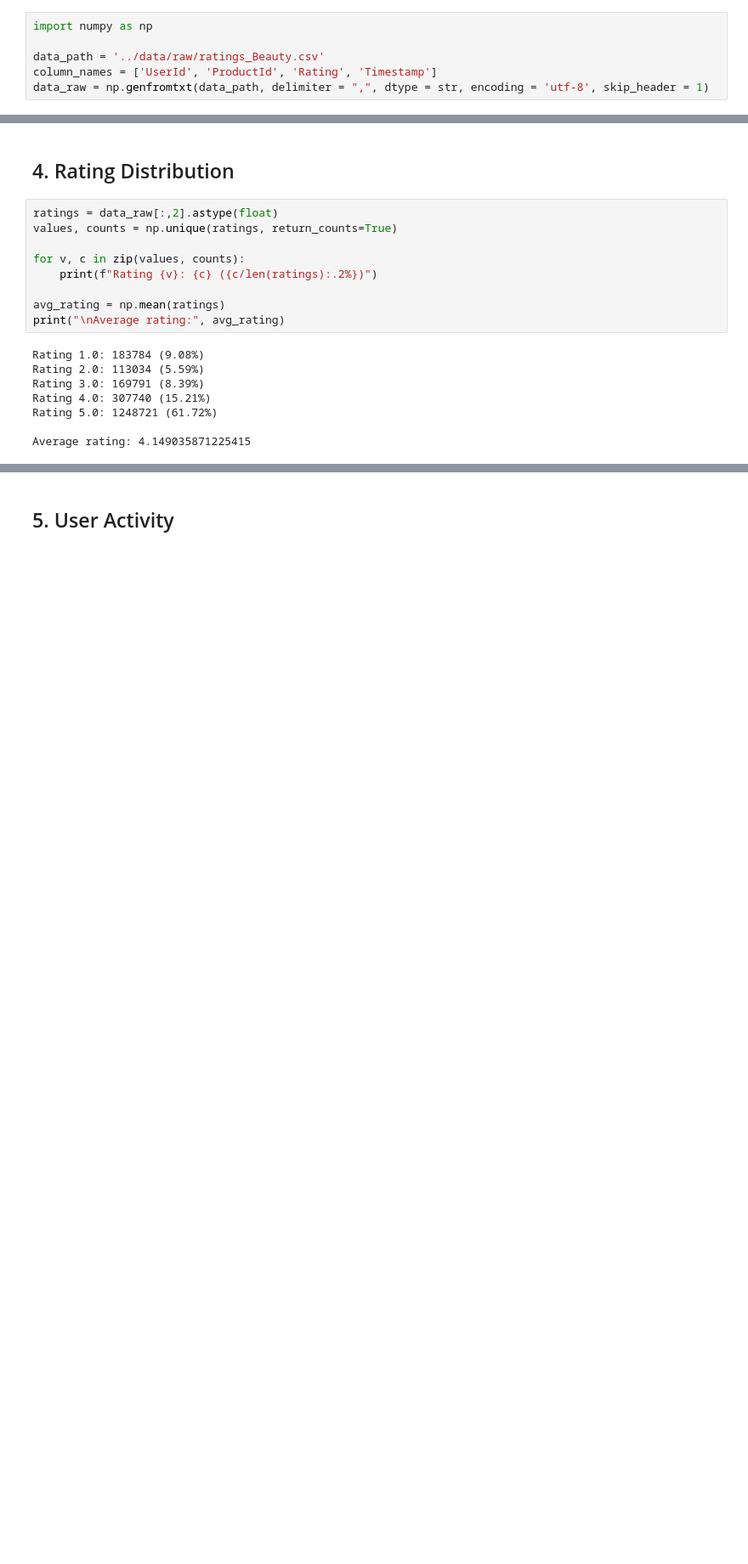
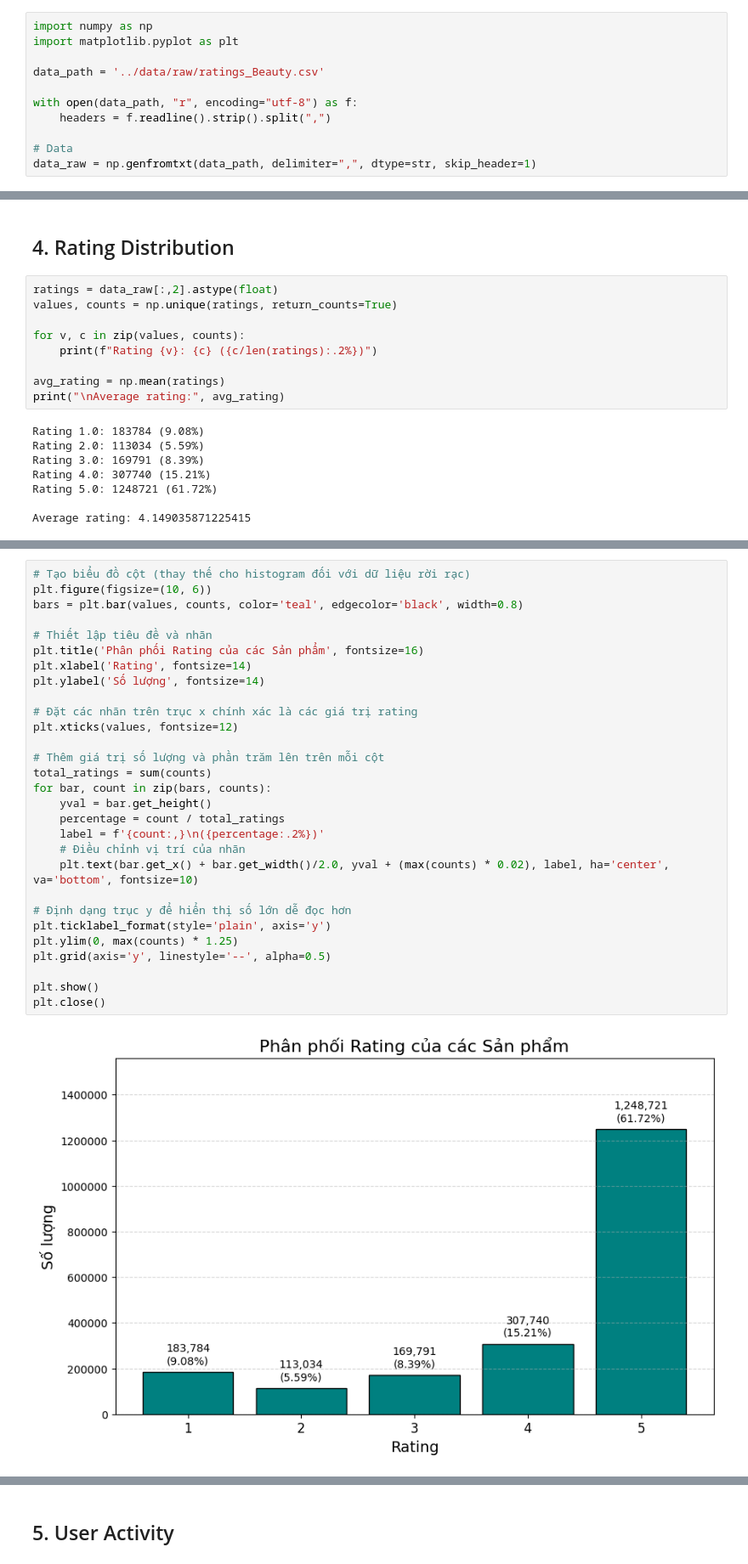
Before and after one commit to Hutaph/amazon-recommender-system, a Jupyter notebook: notebooks/01_data_exploration.ipynb, the cells around one changed output, grey strips where cells are left out. Shown: that part at 85% size. Drawn from its saved outputs; the diff is of its cells as text; blank space fills up the shorter version.

Commit message:
fix(data-explore): update, add more graphs and questions to file 01_data_exploration.ipynb

```diff
--- a/notebooks/01_data_exploration.ipynb
+++ b/notebooks/01_data_exploration.ipynb
@@ -4,10 +4,15 @@
 ## 1. Data loading
 # %%
 import numpy as np
+import matplotlib.pyplot as plt
 
 data_path = '../data/raw/ratings_Beauty.csv'
-column_names = ['UserId', 'ProductId', 'Rating', 'Timestamp']
-data_raw = np.genfromtxt(data_path, delimiter = ",", dtype = str, encoding = 'utf-8', skip_header = 1)
+
+with open(data_path, "r", encoding="utf-8") as f:
+    headers = f.readline().strip().split(",")
+
+# Data
+data_raw = np.genfromtxt(data_path, delimiter=",", dtype=str, skip_header=1)
 # %% [markdown]
 ## 2. Dataset overview
 # %%
@@ -80,0 +109,31 @@ Average rating: 4.149035871225415
+# %%
+# Tạo biểu đồ cột (thay thế cho histogram đối với dữ liệu rời rạc)
+plt.figure(figsize=(10, 6))
+bars = plt.bar(values, counts, color='teal', edgecolor='black', width=0.8)
+
+# Thiết lập tiêu đề và nhãn
+plt.title('Phân phối Rating của các Sản phẩm', fontsize=16)
+plt.xlabel('Rating', fontsize=14)
+plt.ylabel('Số lượng', fontsize=14)
+
+# Đặt các nhãn trên trục x chính xác là các giá trị rating
+plt.xticks(values, fontsize=12)
+
+# Thêm giá trị số lượng và phần trăm lên trên mỗi cột
+total_ratings = sum(counts)
+for bar, count in zip(bars, counts):
+    yval = bar.get_height()
+    percentage = count / total_ratings
+    label = f'{count:,}\n({percentage:.2%})'
+    # Điều chỉnh vị trí của nhãn
+    plt.text(bar.get_x() + bar.get_width()/2.0, yval + (max(counts) * 0.02), label, ha='center', va='bottom', fontsize=10)
+
+# Định dạng trục y để hiển thị số lớn dễ đọc hơn
+plt.ticklabel_format(style='plain', axis='y')
+plt.ylim(0, max(counts) * 1.25)
+plt.grid(axis='y', linestyle='--', alpha=0.5)
+
+plt.show()
+plt.close()
+# %% [output]
+[figure, added]
```
Also changed, not shown: parts of 24 cells of this notebook.
